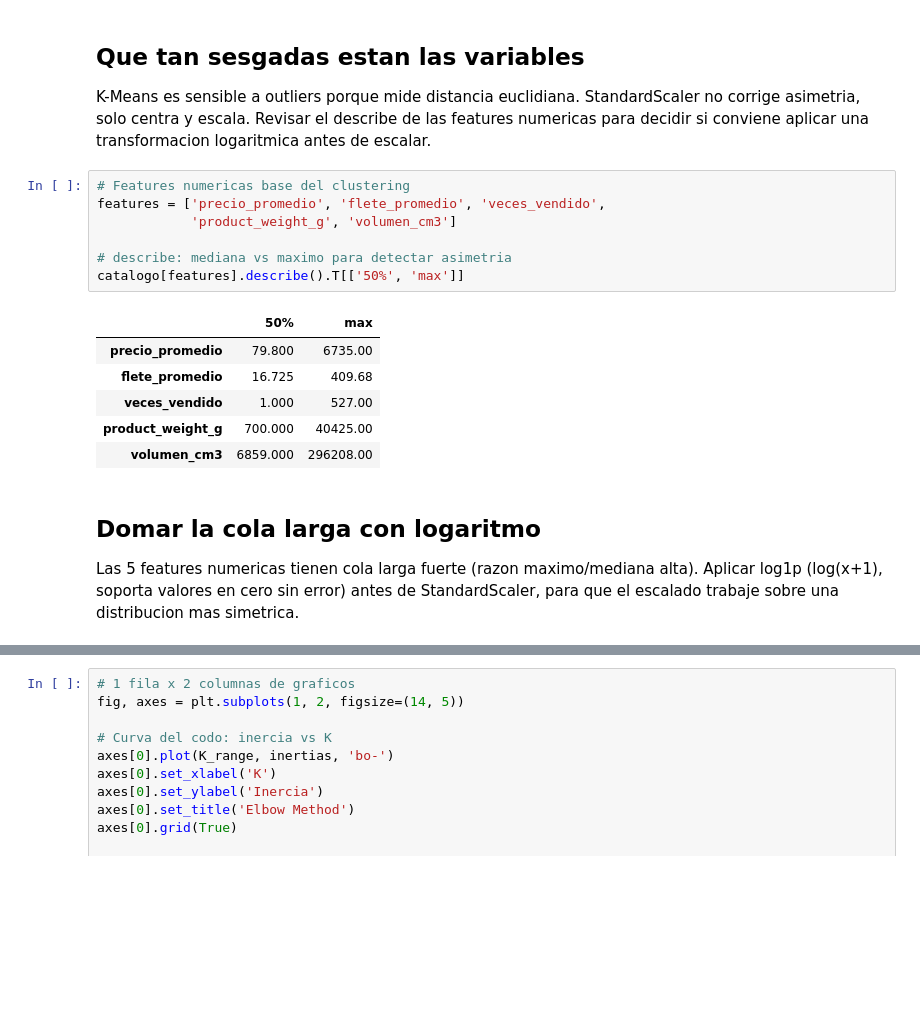
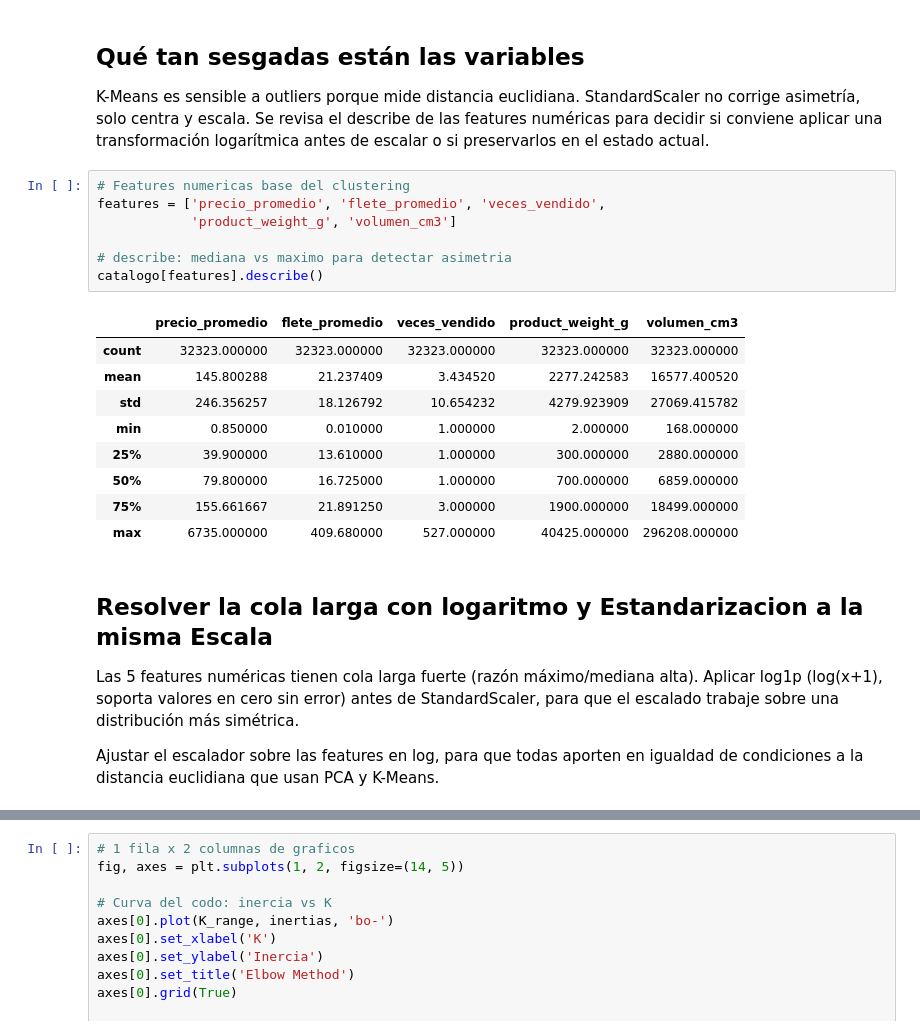
Before and after one commit to katherinevarela775/C3DS-Olist_Operation, a Jupyter notebook: notebooks/01_catalog_segmentation.ipynb, the cells around one changed output, grey strips where cells are left out. Saved outputs shown, nothing was run; the diff lists cells and outputs as text; blank space fills up the shorter version.

```diff
--- a/notebooks/01_catalog_segmentation.ipynb
+++ b/notebooks/01_catalog_segmentation.ipynb
@@ -133,29 +127,35 @@ print(f'Productos tras descartar nulos/ceros: {catalogo.shape[0]}')
 Productos tras descartar nulos/ceros: 32323
 # %% [markdown]
-## Que tan sesgadas estan las variables
+## Qué tan sesgadas están las variables
 
 K-Means es sensible a outliers porque mide distancia euclidiana. StandardScaler no
-corrige asimetria, solo centra y escala. Revisar el describe de las features
-numericas para decidir si conviene aplicar una transformacion logaritmica antes
-de escalar.
+corrige asimetría, solo centra y escala. Se revisa el describe de las features
+numéricas para decidir si conviene aplicar una transformación logarítmica antes
+de escalar o si preservarlos en el estado actual.
 # %%
 # Features numericas base del clustering
 features = ['precio_promedio', 'flete_promedio', 'veces_vendido',
             'product_weight_g', 'volumen_cm3']
 
 # describe: mediana vs maximo para detectar asimetria
-catalogo[features].describe().T[['50%', 'max']]
+catalogo[features].describe()
 # %% [output]
-|  | 50% | max |
-| precio_promedio | 79.800 | 6735.00 |
-| flete_promedio | 16.725 | 409.68 |
-| veces_vendido | 1.000 | 527.00 |
-| product_weight_g | 700.000 | 40425.00 |
-| volumen_cm3 | 6859.000 | 296208.00 |
+|  | precio_promedio | flete_promedio | veces_vendido | product_weight_g | volumen_cm3 |
+| count | 32323.000000 | 32323.000000 | 32323.000000 | 32323.000000 | 32323.000000 |
+| mean | 145.800288 | 21.237409 | 3.434520 | 2277.242583 | 16577.400520 |
+| std | 246.356257 | 18.126792 | 10.654232 | 4279.923909 | 27069.415782 |
+| min | 0.850000 | 0.010000 | 1.000000 | 2.000000 | 168.000000 |
+| 25% | 39.900000 | 13.610000 | 1.000000 | 300.000000 | 2880.000000 |
+| 50% | 79.800000 | 16.725000 | 1.000000 | 700.000000 | 6859.000000 |
+| 75% | 155.661667 | 21.891250 | 3.000000 | 1900.000000 | 18499.000000 |
+| max | 6735.000000 | 409.680000 | 527.000000 | 40425.000000 | 296208.000000 |
 # %% [markdown]
-## Domar la cola larga con logaritmo
+## Resolver la cola larga con logaritmo y Estandarizacion a la misma Escala
 
-Las 5 features numericas tienen cola larga fuerte (razon maximo/mediana alta).
+Las 5 features numéricas tienen cola larga fuerte (razón máximo/mediana alta).
 Aplicar log1p (log(x+1), soporta valores en cero sin error) antes de
-StandardScaler, para que el escalado trabaje sobre una distribucion mas simetrica.
+StandardScaler, para que el escalado trabaje sobre una distribución más simétrica.
+
+Ajustar el escalador sobre las features en log, para que todas aporten en
+igualdad de condiciones a la distancia euclidiana que usan PCA y K-Means.
 # %%
```
Also changed, not shown: parts of 32 cells of this notebook.
